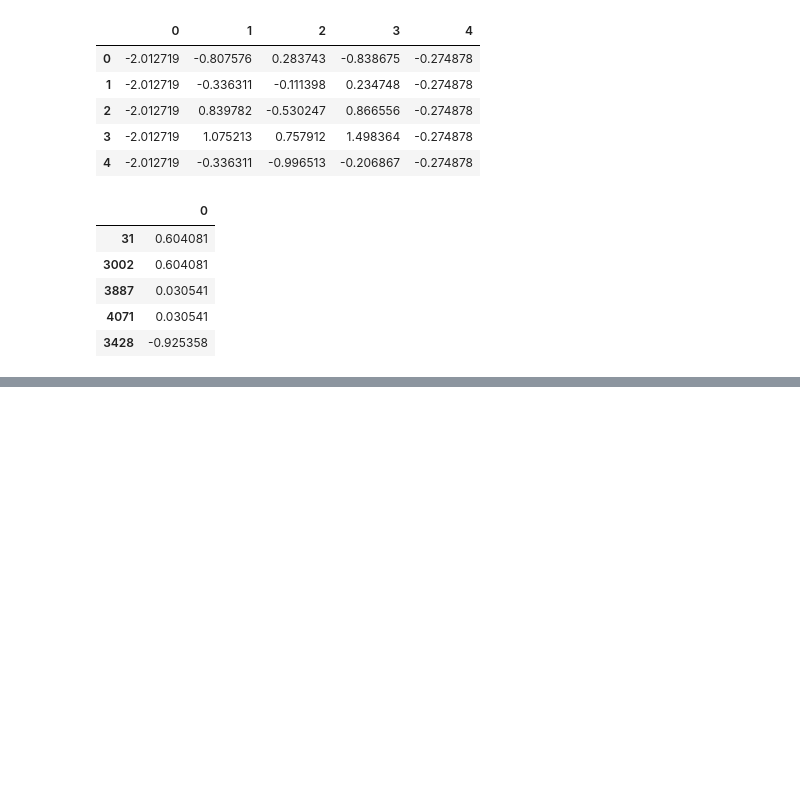
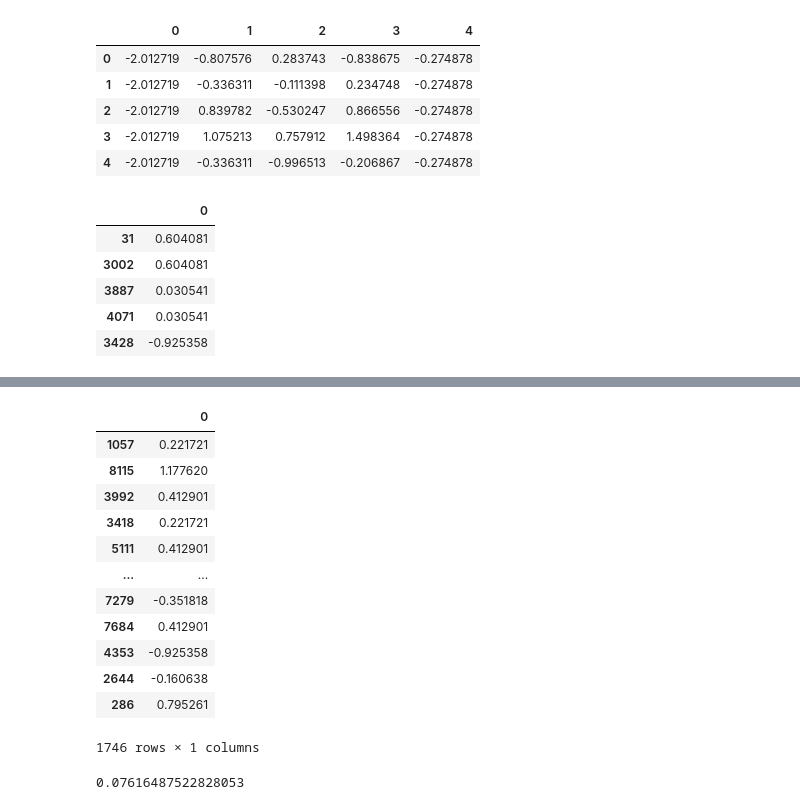
Before and after one commit to Mischomei/GooglePlay, a Jupyter notebook: googleplaystoretest.ipynb, the cells around one changed output, grey strips where cells are left out. Saved outputs shown, nothing was run; the diff lists cells and outputs as text; code cells hidden in the pictures; blank space fills up the shorter version.

```diff
--- a/googleplaystoretest.ipynb
+++ b/googleplaystoretest.ipynb
@@ -249,0 +261,21 @@ list(range(1, 10))
+# %%
+y_test
+# %% [output]
+|  | 0 |
+| 1057 | 0.221721 |
+| 8115 | 1.177620 |
+| 3992 | 0.412901 |
+| 3418 | 0.221721 |
+| 5111 | 0.412901 |
+| ... | ... |
+| 7279 | -0.351818 |
+| 7684 | 0.412901 |
+| 4353 | -0.925358 |
+| 2644 | -0.160638 |
+| 286 | 0.795261 |
+1746 rows × 1 columns
+# %%
+
+linreg.score(x_test, y_test)
+# %% [output]
+0.07616487522828053
```
Also changed, not shown: parts of 6 cells of this notebook, 1 other file.
